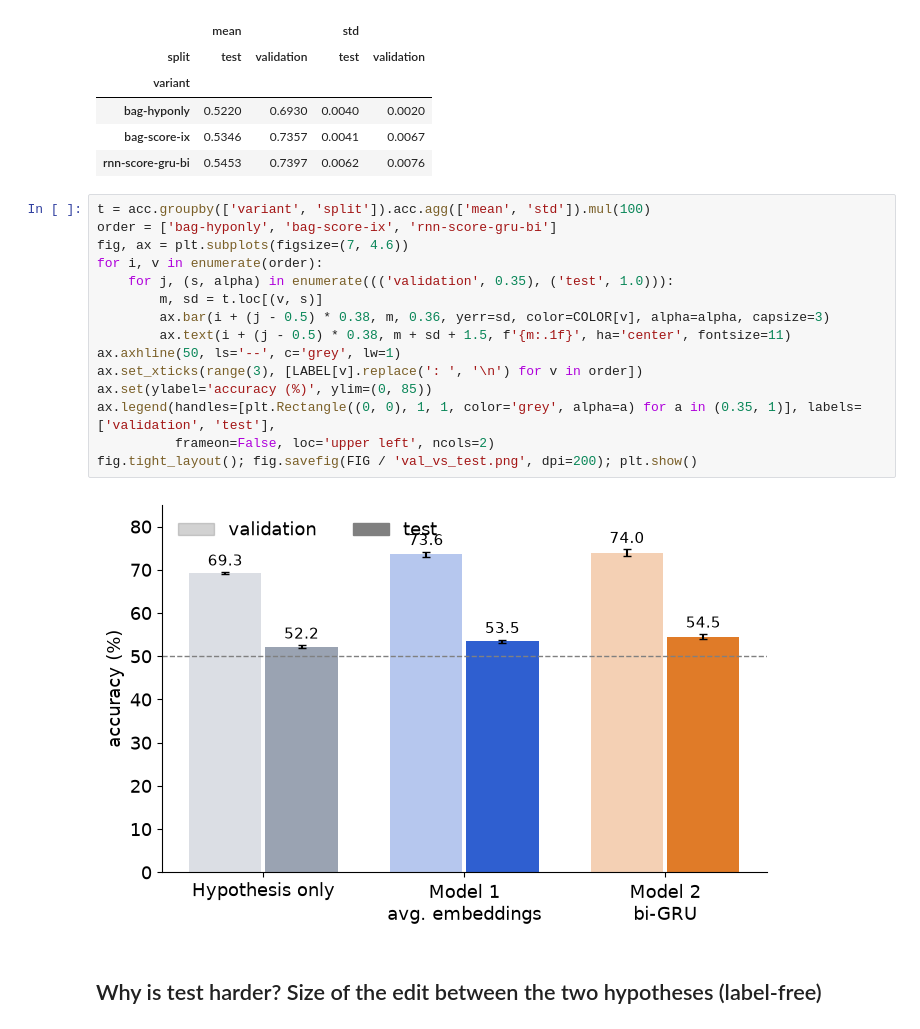
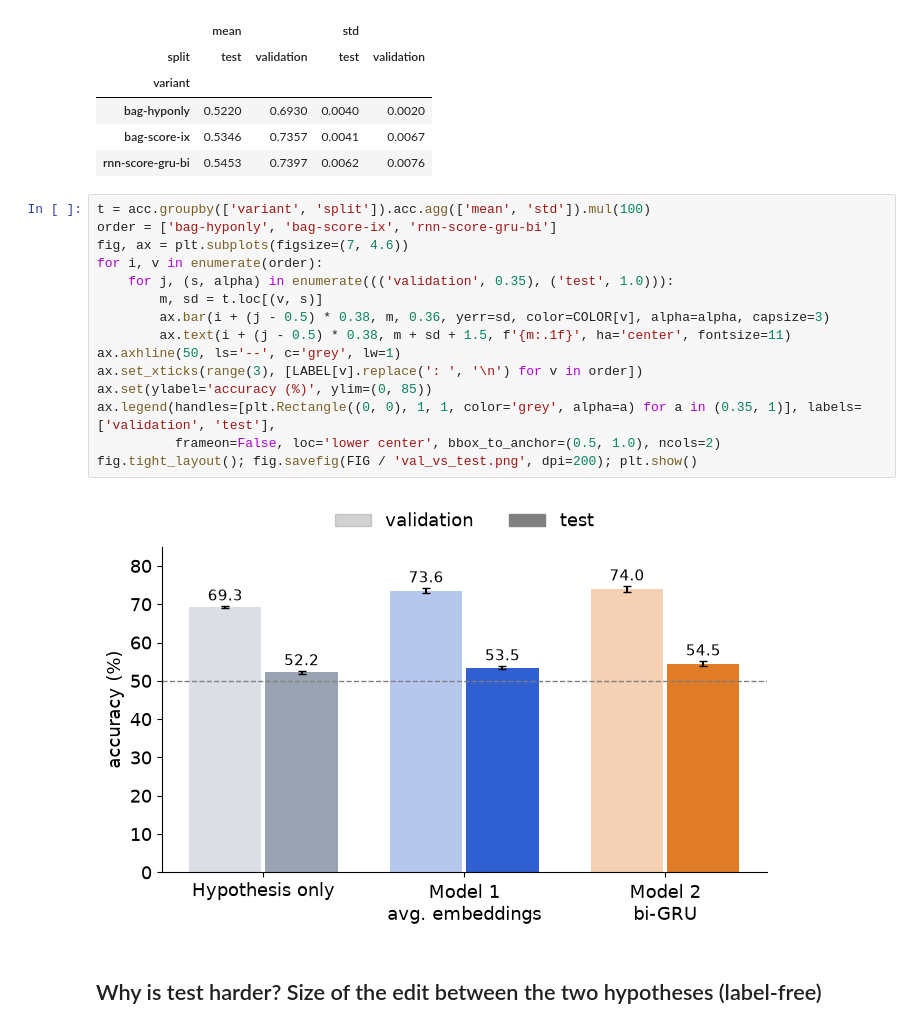
Before and after one commit to mavgit1/nlp-hs26-art, a Jupyter notebook: notebooks/02_results.ipynb, the cells around one changed output. Drawn from its saved outputs; the diff is of its cells as text.

Commit message:
Move results legend above chart

```diff
--- a/notebooks/02_results.ipynb
+++ b/notebooks/02_results.ipynb
@@ -91,20 +91,20 @@ table
 # %%
 t = acc.groupby(['variant', 'split']).acc.agg(['mean', 'std']).mul(100)
 order = ['bag-hyponly', 'bag-score-ix', 'rnn-score-gru-bi']
 fig, ax = plt.subplots(figsize=(7, 4.6))
 for i, v in enumerate(order):
     for j, (s, alpha) in enumerate((('validation', 0.35), ('test', 1.0))):
         m, sd = t.loc[(v, s)]
         ax.bar(i + (j - 0.5) * 0.38, m, 0.36, yerr=sd, color=COLOR[v], alpha=alpha, capsize=3)
         ax.text(i + (j - 0.5) * 0.38, m + sd + 1.5, f'{m:.1f}', ha='center', fontsize=11)
 ax.axhline(50, ls='--', c='grey', lw=1)
 ax.set_xticks(range(3), [LABEL[v].replace(': ', '\n') for v in order])
 ax.set(ylabel='accuracy (%)', ylim=(0, 85))
 ax.legend(handles=[plt.Rectangle((0, 0), 1, 1, color='grey', alpha=a) for a in (0.35, 1)], labels=['validation', 'test'],
-          frameon=False, loc='upper left', ncols=2)
+          frameon=False, loc='lower center', bbox_to_anchor=(0.5, 1.0), ncols=2)
 fig.tight_layout(); fig.savefig(FIG / 'val_vs_test.png', dpi=200); plt.show()
 # %% [output]
-[figure, old version]
+[figure, new version]
 # %% [markdown]
 ## Why is test harder? Size of the edit between the two hypotheses (label-free)
 # %%
```
Also changed, not shown: 1 other file.
